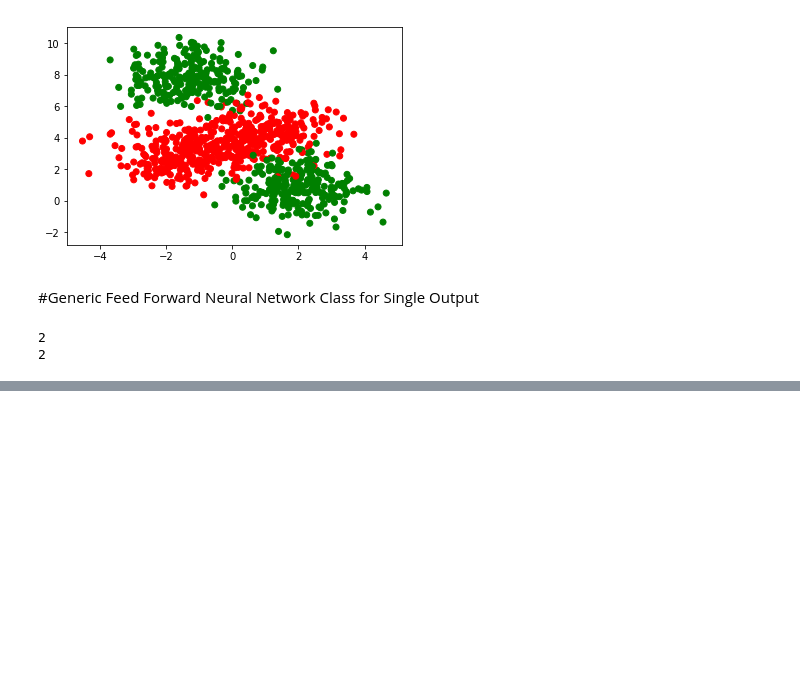
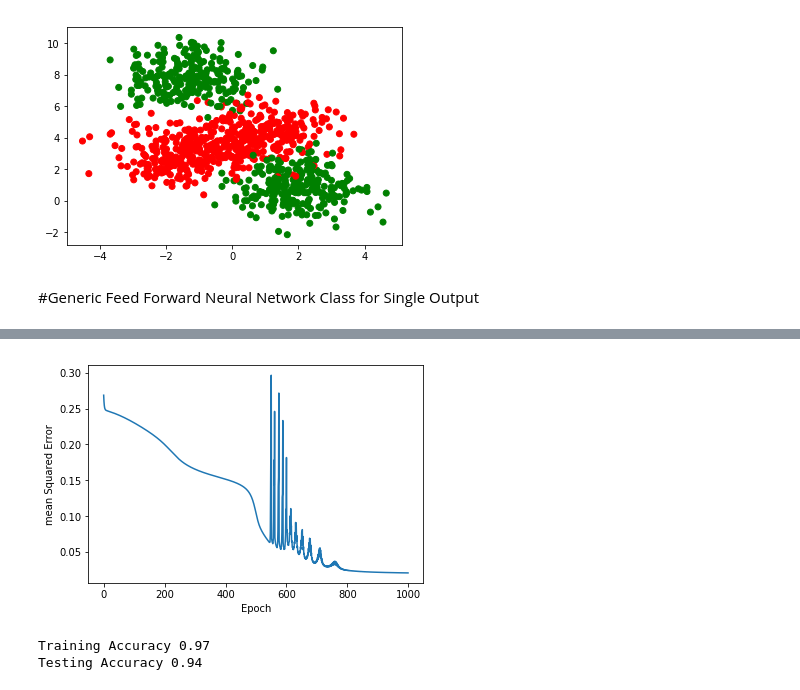
Before and after one commit to aborundiya/NeuralNetwork, a Jupyter notebook: GenericNeuralNetwork.ipynb, the cells around one changed output, grey strips where cells are left out. Drawn from its saved outputs; the diff is of its cells as text; code cells hidden in the pictures; blank space fills up the shorter version.

```diff
--- a/GenericNeuralNetwork.ipynb
+++ b/GenericNeuralNetwork.ipynb
@@ -30,7 +30,7 @@ plt.show()
 # %% [output]
 [figure]
 # %%
-X_train, X_val, Y_train, Y_eval = train_test_split(data,labels,stratify = labels, random_state =0 )
+X_train, X_val, Y_train, Y_val = train_test_split(data,labels,stratify = labels, random_state =0 )
 # %% [markdown]
 #Generic Feed Forward Neural Network Class  for Single Output
 # %%
@@ -97,5 +124,4 @@ class GenericFFNN():
-# %%
-ffn = GenericFFNN(2,1)
-# %% [output]
-2
-2
+# %%
+ffsnn = GenericFFNN(2,[2,3])
+ffsnn.fit(X_train, Y_train, epochs=1000, learning_rate=.001, display_loss=True)
+# %% [output]
@@ -101,0 +129,13 @@ ffn = GenericFFNN(2,1)
+[figure, added]
+# %%
+Y_pred_train = ffsnn.predict(X_train)
+Y_pred_binarised_train = (Y_pred_train >=0.5).astype("int").ravel()
+Y_pred_val = ffsnn.predict(X_val)
+Y_pred_binarised_val = (Y_pred_val >=0.5).astype("int").ravel()
+accuracy_train = accuracy_score(Y_pred_binarised_train, Y_train)
+accuracy_test = accuracy_score(Y_pred_binarised_val, Y_val)
+print("Training Accuracy", round(accuracy_train,2))
+print("Testing Accuracy", round(accuracy_test,2))
+# %% [output]
+Training Accuracy 0.97
+Testing Accuracy 0.94
```
Also changed, not shown: parts of 3 cells of this notebook.
